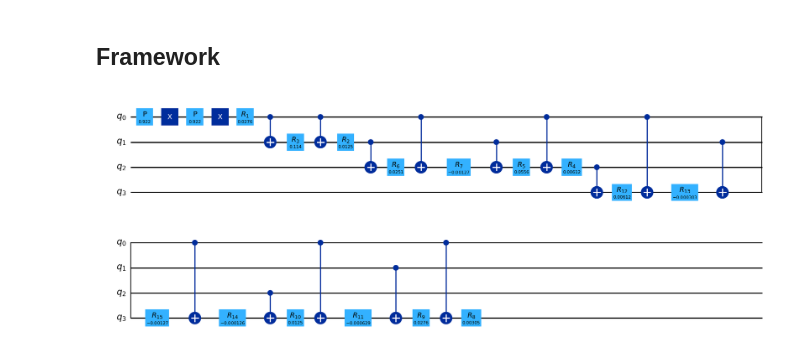
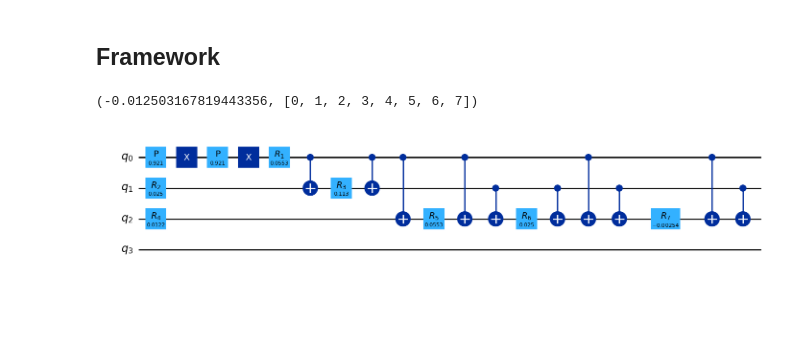
Before and after one commit to ugo-nzongani/Adjustable-depth-quantum-circuit-for-diagonal-unitary-and-QSP, a Jupyter notebook: zylberman_nzongani.ipynb, the cells around one changed output. Drawn from its saved outputs; the diff is of its cells as text; code cells hidden in the pictures; blank space fills up the shorter version.

```diff
--- a/zylberman_nzongani.ipynb
+++ b/zylberman_nzongani.ipynb
@@ -324,7 +324,7 @@ def list_walsh_coeff(f,N):
         coeff.append(walsh_coeff(j,f,N))
     return coeff
 
-def walsh_operator(n,order,walsh_coeffs,cnots=True):
+def walsh_operator(n,order,walsh_coeff,cnots=True):
     """Quantum circuit implementing the Walsh operator of a given order
     Parameters
     ----------
@@ -332,8 +332,8 @@ def walsh_operator(n,order,walsh_coeffs,cnots=True):
         Number of qubit encoding the position
     order : int
         Order of the Walsh operator
-    walsh_coeffs : float list
-        List of the walsh coefficients
+    walsh_coeffs : float
+        Walsh coefficient
     cnots: bool
         Set to False to only put the rotation gates without the CNOTs
     Returns
@@ -344,9 +344,9 @@ def walsh_operator(n,order,walsh_coeffs,cnots=True):
     q = QuantumRegister(n,name='q')
     qc = QuantumCircuit(q)
     if order == 0:
-        qc.p(walsh_coeffs[0],q[0])
+        qc.p(walsh_coeff,q[0])
         qc.x(q[0])
-        qc.p(walsh_coeffs[0],q[0])
+        qc.p(walsh_coeff,q[0])
         qc.x(q[0])
     else:
         rotation_index = first_one_bit(binary)
@@ -354,7 +354,7 @@ def walsh_operator(n,order,walsh_coeffs,cnots=True):
         if cnots:
             for i in cnots_index:
                 qc.cx(q[i],q[rotation_index])
-        qc.append(RZGate(-2*walsh_coeffs[order], label='$R_{'+str(order)+'}$'),[q[rotation_index]])
+        qc.append(RZGate(-2*walsh_coeff, label='$R_{'+str(order)+'}$'),[q[rotation_index]])
         if cnots:
             for i in cnots_index:
                 qc.cx(q[i],q[rotation_index])
@@ -376,20 +376,33 @@ def eigenvalue():
 ### Approximation
 # %% [markdown]
 ## Framework
+# %%
+def walsh_informations(list_operator_to_implement,f):
+    walsh_dict = {}
+    N = len(list_operator_to_implement)
+    for i in range(N):
+        walsh_dict[list_operator_to_implement[i]] = walsh_coeff(list_operator_to_implement[i],f,N)
+    return walsh_dict
+
+list_operator_to_implement = [0,1,2,3,4,5,6,7]
+walsh_info = walsh_informations(list_operator_to_implement,f)
+walsh_info[2], list(walsh_info.keys())
+# %% [output]
+(-0.012503167819443356, [0, 1, 2, 3, 4, 5, 6, 7])
 # %%
-def walsh_circuit(n,f,walsh_coeffs,gray_code=True):
+def walsh_circuit(n,f,walsh_info,gray_code=True):
     q = QuantumRegister(n,name='q')
     qc = QuantumCircuit(q)
     walsh_operators_list = []
     if gray_code:
         order_list = generate_gray_code(n)
     else:
-        order_list = [i for i in range(len(walsh_coeffs))]
+        order_list = list(walsh_info.keys())
     for order in order_list:
         if gray_code:
             walsh_operators_list.append(walsh_operator(n,order,walsh_coeffs,cnots=False))
         else:
-            walsh_operators_list.append(walsh_operator(n,order,walsh_coeffs))
+            walsh_operators_list.append(walsh_operator(n,order,walsh_info[order]))
     for index,operator in enumerate(walsh_operators_list):
         if gray_code:
             # avoid putting the useless cnots
@@ -412,33 +425,34 @@ def walsh_circuit(n,f,walsh_coeffs,gray_code=True):
                     #print('here')
                     cnot_index = changing_index(current_bit_string,previous_bit_string)-1
                 qc.cx(q[cnot_index],q[rotation_index])
                 qc.append(operator,qc.qubits)
             if index == len(walsh_operators_list)-1:
                 '''
                 if only_one(int_to_binary(order_list[index],n,reverse=False)):
                     rotation_index = first_one_bit(int_to_binary(order_list[index-1],n,reverse=False))
                     cnots_index = other_one_bits(int_to_binary(order_list[index-1],n,reverse=False))
                 else:
                     rotation_index = first_one_bit(int_to_binary(order_list[index],n,reverse=False))
                     cnots_index = other_one_bits(int_to_binary(order_list[index],n,reverse=False))
                 for j in cnots_index:
                         qc.cx(q[j],q[rotation_index])
                 '''
                 rotation_index = first_one_bit(int_to_binary(order_list[index],n,reverse=False))
                 cnots_index = other_one_bits(int_to_binary(order_list[index],n,reverse=False))
                 for j in cnots_index:
                         qc.cx(q[j],q[rotation_index])
         else:
             qc.append(operator,qc.qubits)
     return qc
 
 def f(x):
     return np.exp(-(x-1/2)**2)
 
 n = 4
-walsh_coeffs = list_walsh_coeff(f,2**n)
+list_operator_to_implement = [0,1,2,3,4,5,6,7]
+walsh_info = walsh_informations(list_operator_to_implement,f)
 #qc = walsh_operator(n,7,walsh_coeffs,cnots=True)
-qc = walsh_circuit(n,f,walsh_coeffs,gray_code=True)
+qc = walsh_circuit(n,f,walsh_info,gray_code=False)
 qc.decompose(reps=1).draw('mpl',style='iqx')
 # %% [output]
-[figure, old version]
+[figure, new version]
```
Also changed, not shown: parts of 5 cells of this notebook.
